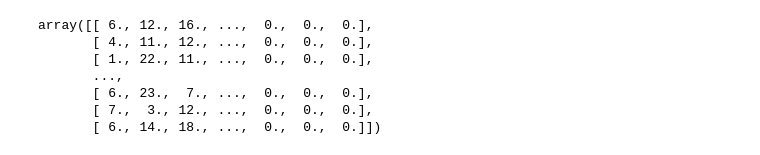
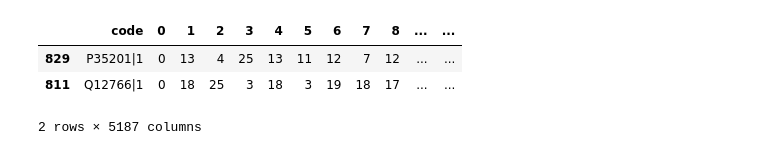
Before and after one commit to patrickmgebhard/language-of-proteins, a Jupyter notebook: baseline_all.ipynb, the cells around one changed output. Cells and saved outputs as stored; diff of their text form; code cells hidden in the pictures.

```diff
--- a/baseline_all.ipynb
+++ b/baseline_all.ipynb
@@ -118,22 +137,4 @@ array([[18., 18., 23., ...,  0.,  0.,  0.],
-# %%
-#repeat for test data
-df2 = pd.read_csv('PROTEINS/ACP/test_data.csv')
-df2[['c1','c2','c3','c4','c5','c6','c7','c8','c9','c10',
- 'c11','c12','c13','c14','c15','c16','c17','c18','c19','c20',
- 'c21','c22','c23','c24','c25','c26','c27','c28','c29','c30',
- 'c31','c32','c33','c34','c35','c36','c37','c38','c39','c40',
- 'c41','c42','c43','c44','c45','c46','c47','c48','c49',
- 'c50']] = df2.apply(splitchain,axis=1)
-for column in df2.columns[2:]:
-    df2[column] = df2[column].replace(letter_2num)
-y_test = df2['label'].values
-X_test = df2.drop(columns=['sequences','label']).values
-X_test.astype(np.float64)
-# %% [output]
-array([[ 6., 12., 16., ...,  0.,  0.,  0.],
-       [ 4., 11., 12., ...,  0.,  0.,  0.],
-       [ 1., 22., 11., ...,  0.,  0.,  0.],
-       ...,
-       [ 6., 23.,  7., ...,  0.,  0.,  0.],
-       [ 7.,  3., 12., ...,  0.,  0.,  0.],
-       [ 6., 14., 18., ...,  0.,  0.,  0.]])
+# %%
+# %%timeit
+for column in df_dna_test_01.columns[1: len(df_dna_test_01.columns)-1]:
+    df_dna_test_01[column] = df_dna_test_01[column].replace(letter_2num)
@@ -139,0 +143,9 @@ array([[ 6., 12., 16., ...,  0.,  0.,  0.],
+# %%
+df_dna_test_02 = df_dna_test_01.fillna(0)
+
+df_dna_test_02.sample(2)
+# %% [output]
+|  | code | 0 | 1 | 2 | 3 | 4 | 5 | 6 | 7 | 8 | ... | ... |
+| 829 | P35201|1 | 0 | 13 | 4 | 25 | 13 | 11 | 12 | 7 | 12 | ... | ... |
+| 811 | Q12766|1 | 0 | 18 | 25 | 3 | 18 | 3 | 19 | 18 | 17 | ... | ... |
+2 rows × 5187 columns
```
Also changed, not shown: parts of 48 cells of this notebook.
